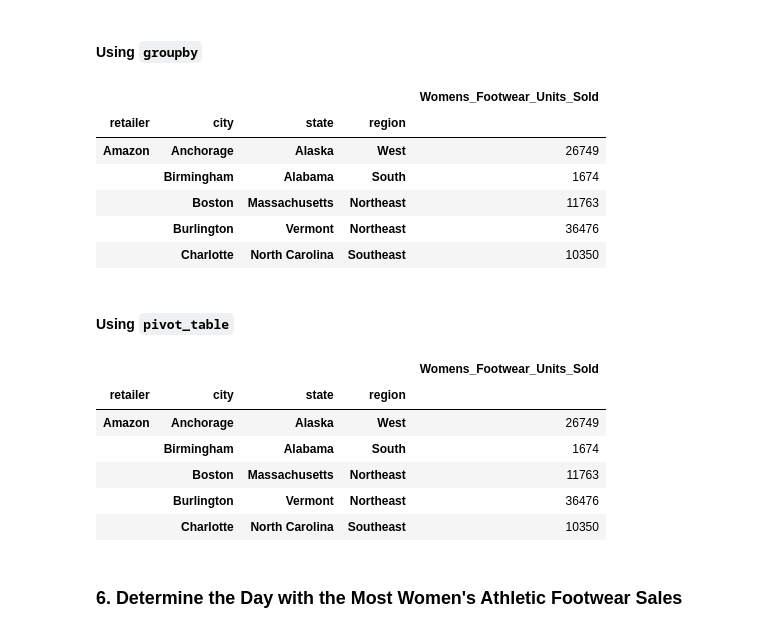
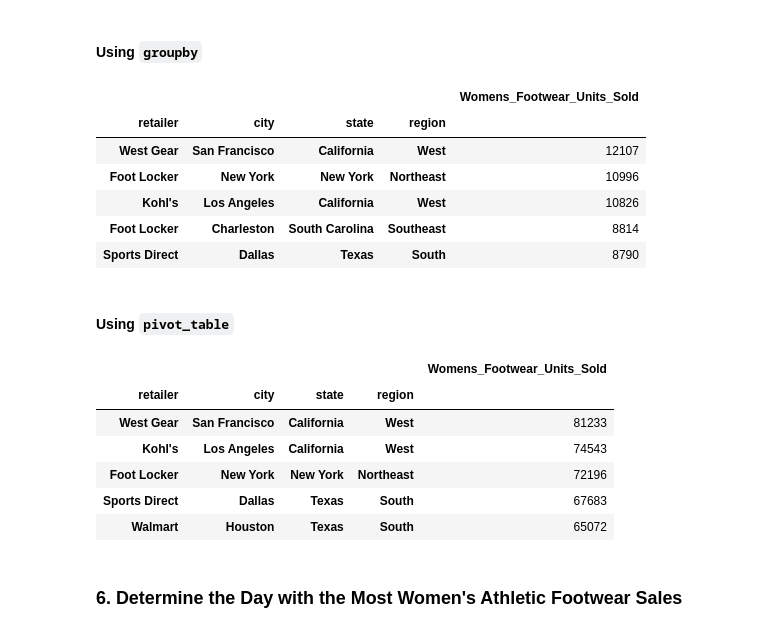
Before and after one commit to hsingh8015/athletic_sales_analysis, a Jupyter notebook: athletic_sales_analysis.ipynb, the cells around one changed output. Saved outputs shown, nothing was run; the diff lists cells and outputs as text; code cells hidden in the pictures.

```diff
--- a/athletic_sales_analysis.ipynb
+++ b/athletic_sales_analysis.ipynb
@@ -277,20 +283,21 @@ Women_Athletic_Footwear_Sales.head()
 # %%
 # Show the total number of women's athletic footwear sold for each retailer, region, state, and city.
 # Rename the "units_sold" column to "Womens_Footwear_Units_Sold"
-Womens_Footwear_Units_Sold = combined_2020_2021_rows.groupby(["retailer","city","state", "region"])[["units_sold"]].agg("sum")
+Womens_Footwear_Units_Sold = Women_Athletic_Footwear_Sales.groupby(["retailer","city","state", "region"])[["units_sold"]].agg("sum")
 
 Womens_Footwear_Units_Sold.rename(columns={'units_sold': 'Womens_Footwear_Units_Sold'}, inplace=True)
 
 # Show the top 5 results.
-Womens_Footwear_Units_Sold.head()
+sorted_df = Womens_Footwear_Units_Sold.sort_values(by='Womens_Footwear_Units_Sold', ascending=False)
+sorted_df.head()
 # %% [output]
 |  |  |  |  | Womens_Footwear_Units_Sold |
 | retailer | city | state | region |  |
-| Amazon | Anchorage | Alaska | West | 26749 |
-|  | Birmingham | Alabama | South | 1674 |
-|  | Boston | Massachusetts | Northeast | 11763 |
-|  | Burlington | Vermont | Northeast | 36476 |
-|  | Charlotte | North Carolina | Southeast | 10350 |
+| West Gear | San Francisco | California | West | 12107 |
+| Foot Locker | New York | New York | Northeast | 10996 |
+| Kohl's | Los Angeles | California | West | 10826 |
+| Foot Locker | Charleston | South Carolina | Southeast | 8814 |
+| Sports Direct | Dallas | Texas | South | 8790 |
 # %% [markdown]
 #### Using `pivot_table`
 # %%
@@ -303,15 +310,16 @@ Womens_Footwear_Units_Sold = pd.pivot_table(combined_2020_2021_rows,
 # Rename the "units_sold" column to "Womens_Footwear_Units_Sold"
 Womens_Footwear_Units_Sold = Womens_Footwear_Units_Sold.rename(columns={"units_sold": "Womens_Footwear_Units_Sold"})
 # Show the top 5 results.
-Womens_Footwear_Units_Sold.head()
+sorted_df = Womens_Footwear_Units_Sold.sort_values(by='Womens_Footwear_Units_Sold', ascending=False)
+sorted_df.head()
 # %% [output]
 |  |  |  |  | Womens_Footwear_Units_Sold |
 | retailer | city | state | region |  |
-| Amazon | Anchorage | Alaska | West | 26749 |
-|  | Birmingham | Alabama | South | 1674 |
-|  | Boston | Massachusetts | Northeast | 11763 |
-|  | Burlington | Vermont | Northeast | 36476 |
-|  | Charlotte | North Carolina | Southeast | 10350 |
+| West Gear | San Francisco | California | West | 81233 |
+| Kohl's | Los Angeles | California | West | 74543 |
+| Foot Locker | New York | New York | Northeast | 72196 |
+| Sports Direct | Dallas | Texas | South | 67683 |
+| Walmart | Houston | Texas | South | 65072 |
 # %% [markdown]
 ### 6. Determine the Day with the Most Women's Athletic Footwear Sales
 # %%
```
Also changed, not shown: parts of 8 cells of this notebook, 1 other file.
